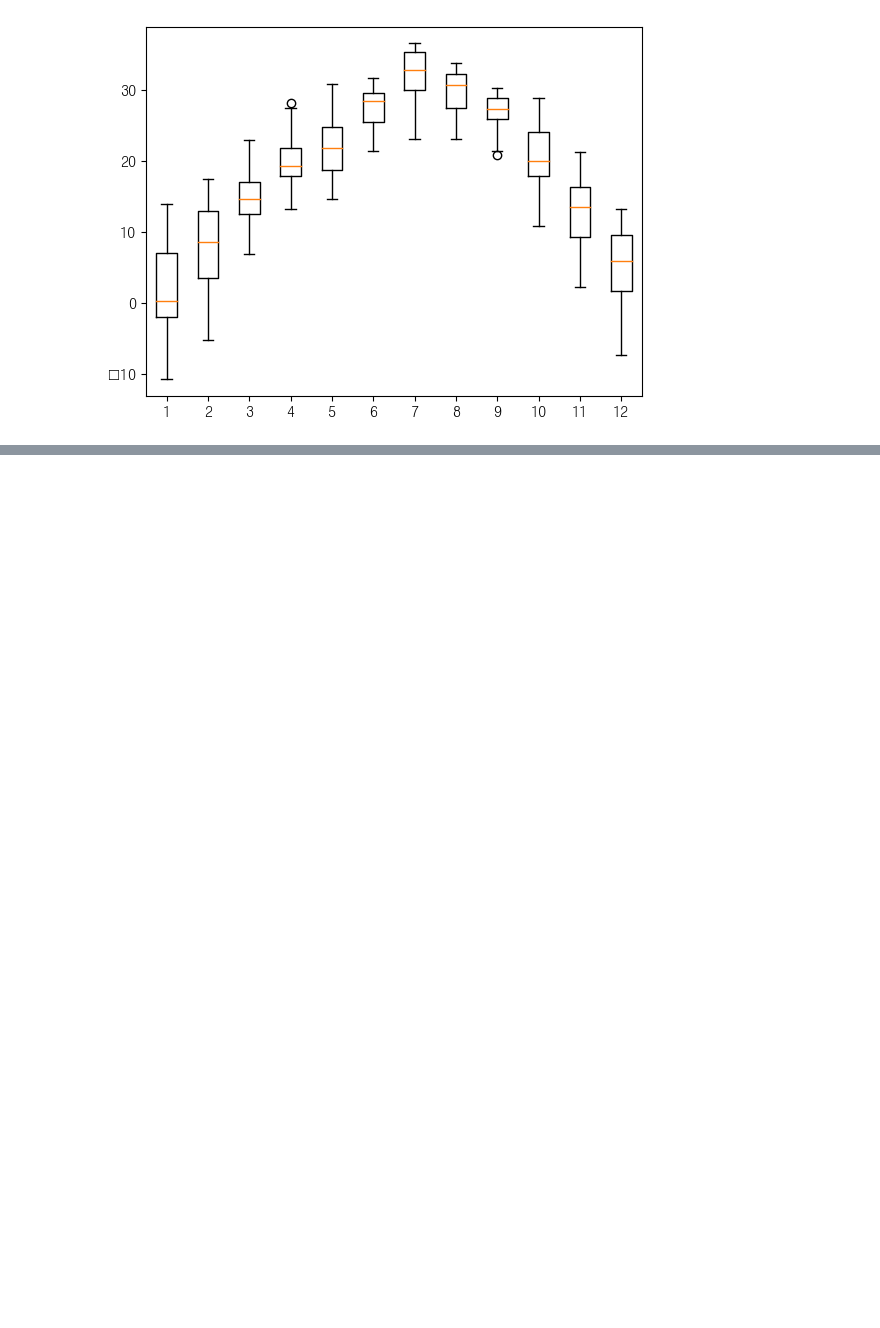
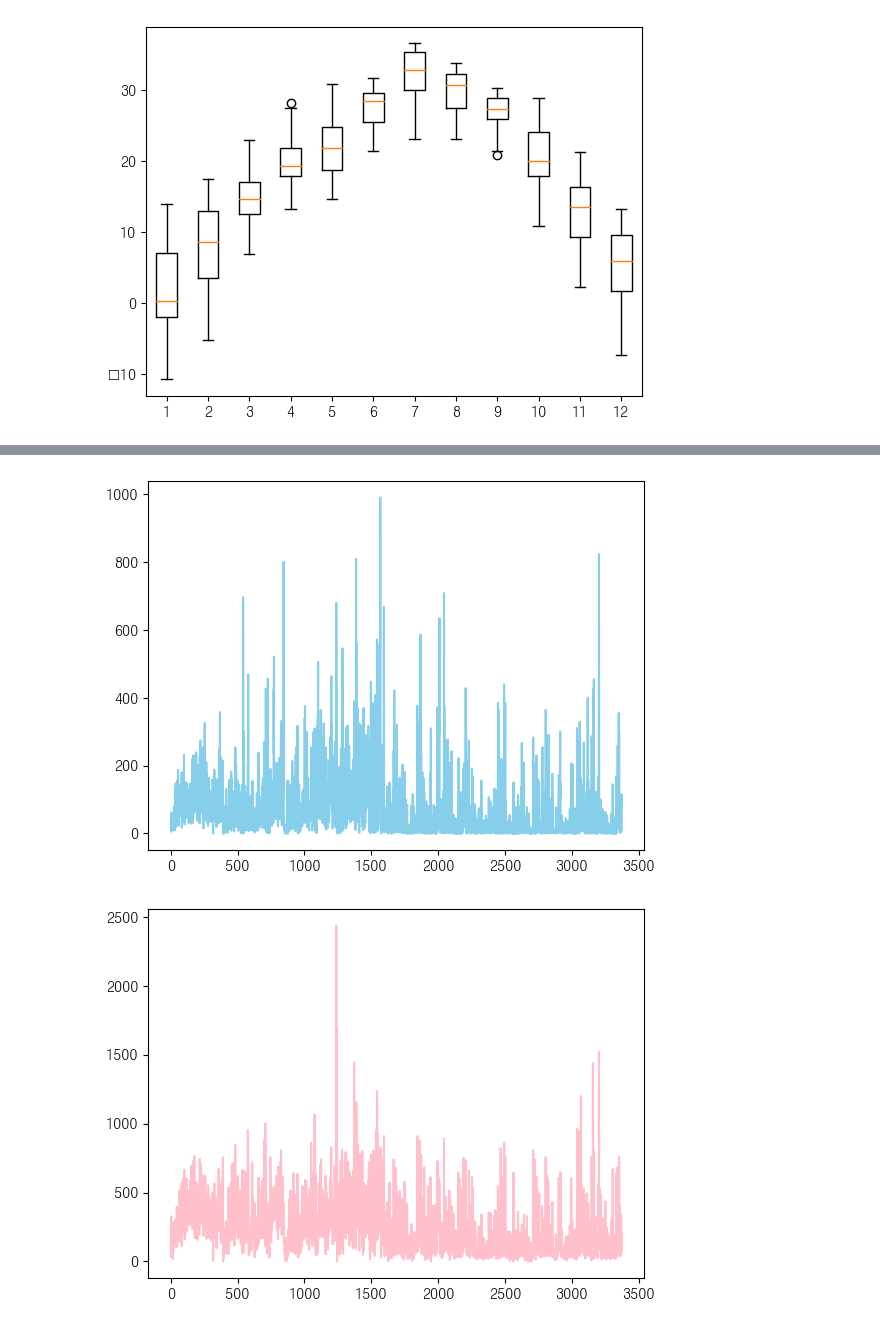
Before and after one commit to SoongMoo/hk_AI-RPA, a Jupyter notebook: python/06_data_analysis.ipynb, the cells around one changed output, grey strips where cells are left out. Drawn from its saved outputs; the diff is of its cells as text; code cells hidden in the pictures; blank space fills up the shorter version.

```diff
--- a/python/06_data_analysis.ipynb
+++ b/python/06_data_analysis.ipynb
@@ -611,0 +684,19 @@ plt.show()
+# %%
+f = open("202302_202302_연령별인구현황_월간.csv")
+data = csv.reader(f)
+next(data)
+sixty = []
+zero = []
+for row in data:
+    if '0' not in row[0].split('(')[1][6]:
+        row[3] = float(row[3].replace(",",""))
+        zero.append(row[3])
+        row[63] = float(row[63].replace(",",""))
+        sixty.append(row[63])
+plt.plot(zero, "skyblue" )
+plt.show()
+plt.plot(sixty, "pink" )
+plt.show()
+# %% [output]
+[figure, added]
+[figure, added]
```
Also changed, not shown: parts of 34 cells of this notebook.
